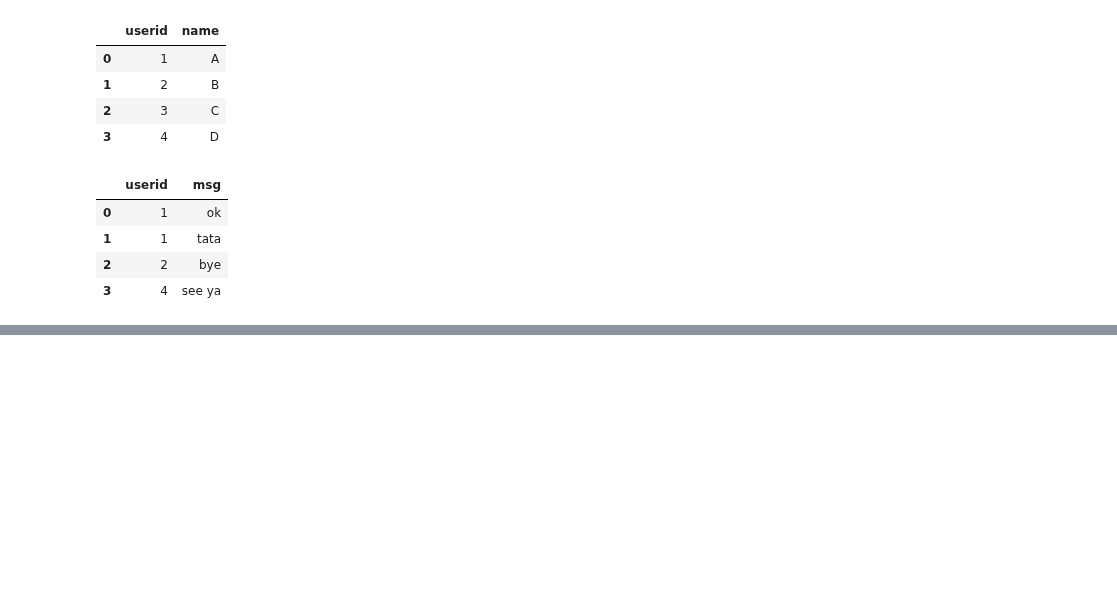
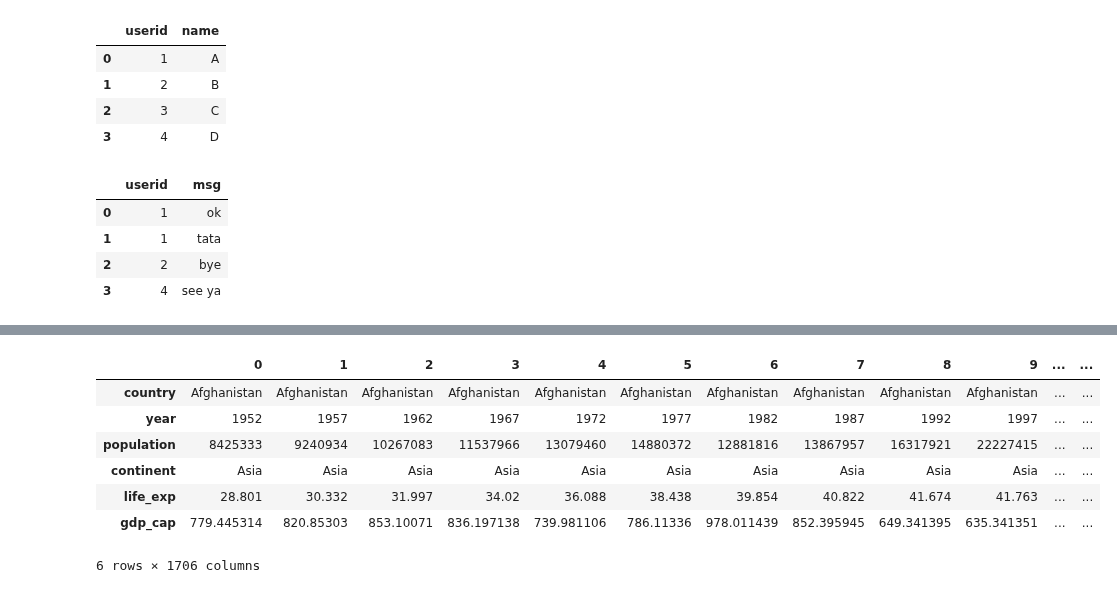
Before and after one commit to jeeet0700/Pandas, a Jupyter notebook: Panda_interview_prep.ipynb, the cells around one changed output, grey strips where cells are left out. Saved outputs shown, nothing was run; the diff lists cells and outputs as text; code cells hidden in the pictures; blank space fills up the shorter version.

```diff
--- a/Panda_interview_prep.ipynb
+++ b/Panda_interview_prep.ipynb
@@ -1333,0 +1350,11 @@ msg
+# %%
+df.T.drop_duplicates(keep='last')
+# %% [output]
+|  | 0 | 1 | 2 | 3 | 4 | 5 | 6 | 7 | 8 | 9 | ... | ... |
+| country | Afghanistan | Afghanistan | Afghanistan | Afghanistan | Afghanistan | Afghanistan | Afghanistan | Afghanistan | Afghanistan | Afghanistan | ... | ... |
+| year | 1952 | 1957 | 1962 | 1967 | 1972 | 1977 | 1982 | 1987 | 1992 | 1997 | ... | ... |
+| population | 8425333 | 9240934 | 10267083 | 11537966 | 13079460 | 14880372 | 12881816 | 13867957 | 16317921 | 22227415 | ... | ... |
+| continent | Asia | Asia | Asia | Asia | Asia | Asia | Asia | Asia | Asia | Asia | ... | ... |
+| life_exp | 28.801 | 30.332 | 31.997 | 34.02 | 36.088 | 38.438 | 39.854 | 40.822 | 41.674 | 41.763 | ... | ... |
+| gdp_cap | 779.445314 | 820.85303 | 853.10071 | 836.197138 | 739.981106 | 786.11336 | 978.011439 | 852.395945 | 649.341395 | 635.341351 | ... | ... |
+6 rows × 1706 columns
```
Also changed, not shown: parts of 13 cells of this notebook.
